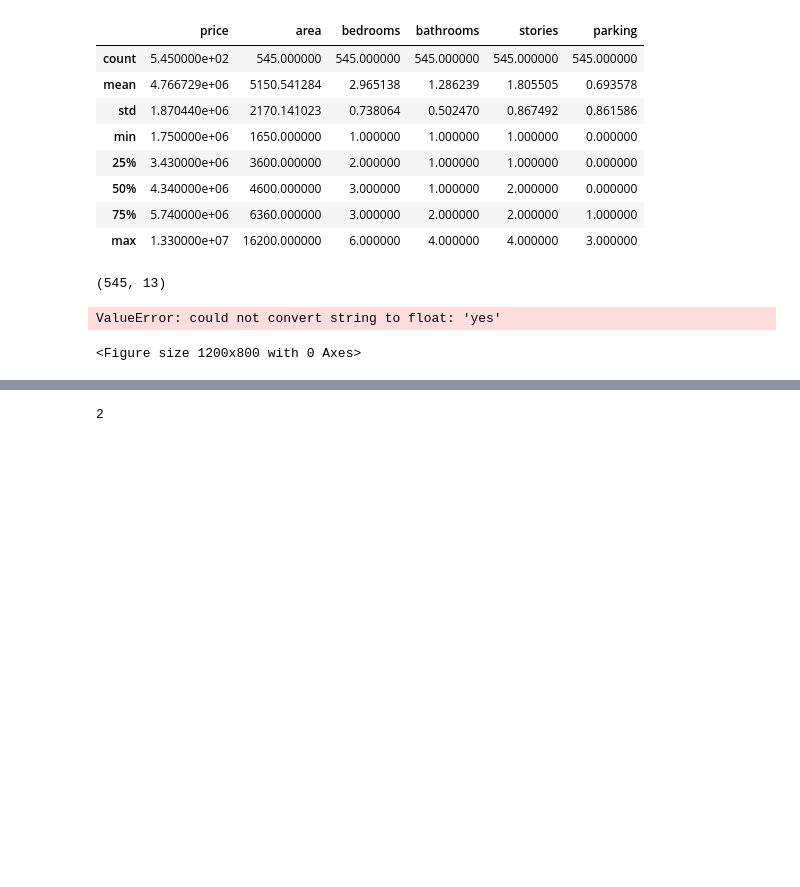
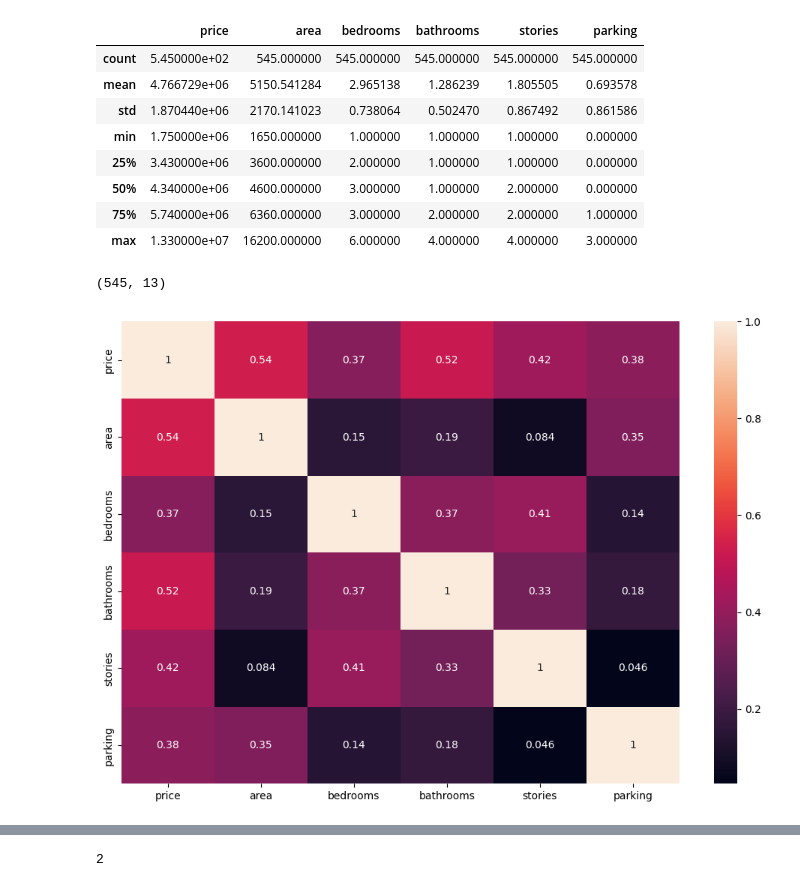
Before and after one commit to rgmx/type-cast, a Jupyter notebook: MLA-tools-for-deep-learning/jupyter.ipynb, the cells around one changed output, grey strips where cells are left out. Saved outputs shown, nothing was run; the diff lists cells and outputs as text; code cells hidden in the pictures; blank space fills up the shorter version.

```diff
--- a/MLA-tools-for-deep-learning/jupyter.ipynb
+++ b/MLA-tools-for-deep-learning/jupyter.ipynb
@@ -190,12 +190,11 @@ df.shape
 (545, 13)
 # %%
 plt.figure(figsize=(12, 8))
-corr = df.corr()
+corr = df.corr(numeric_only=True)
 sns.heatmap(corr, annot=True)
 plt.show()
 # %% [output]
-ValueError: could not convert string to float: 'yes'
-<Figure size 1200x800 with 0 Axes>
+[figure, added]
 # %%
 df.head()
 # %% [output]
```
Also changed, not shown: parts of 10 cells of this notebook.
